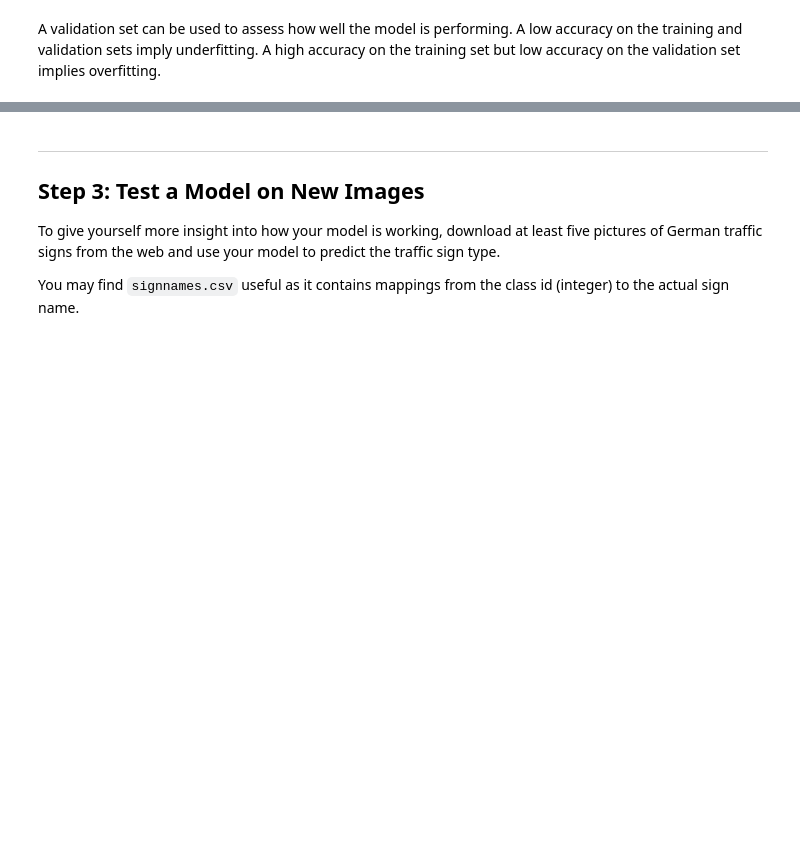
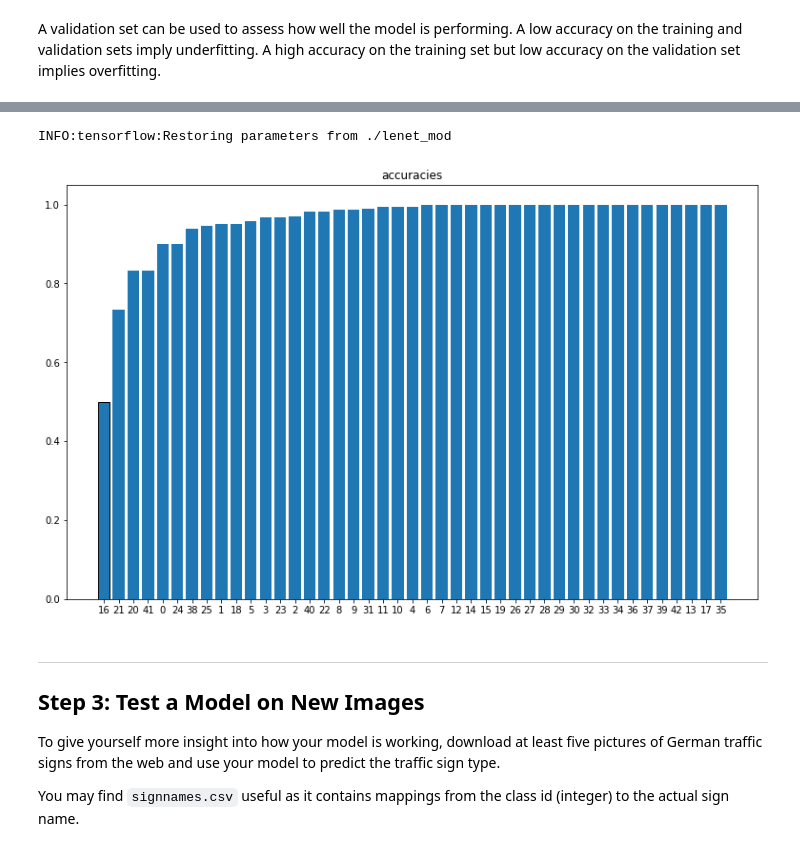
Before and after one commit to Kazutaka333/traffic_sign_classifier, a Jupyter notebook: Traffic_Sign_Classifier.ipynb, the cells around one changed output, grey strips where cells are left out. Drawn from its saved outputs; the diff is of its cells as text; code cells hidden in the pictures; blank space fills up the shorter version.

```diff
--- a/Traffic_Sign_Classifier.ipynb
+++ b/Traffic_Sign_Classifier.ipynb
@@ -249,7 +307,7 @@ X_test = normalize(X_test_raw)
 # %% [markdown]
 ### Model Architecture
 # %%
-EPOCHS = 10
+EPOCHS = 30
 BATCH_SIZE = 128
 # %%
 ### Define your architecture here.
@@ -311,7 +368,9 @@ def LeNet_mod(x):
 # %%
 x = tf.placeholder(tf.float32, (None, 32, 32, input_depth))
 y = tf.placeholder(tf.int32, (None))
+keep_prob = tf.placeholder(tf.float32)
 one_hot_y = tf.one_hot(y, n_classes)
+
 rate = 0.001
 
 logits = LeNet_mod(x)
@@ -335,7 +394,7 @@ def evaluate(X_data, y_data):
     sess = tf.get_default_session()
     for offset in range(0, num_examples, BATCH_SIZE):
         batch_x, batch_y = X_data[offset:offset+BATCH_SIZE], y_data[offset:offset+BATCH_SIZE]
-        accuracy = sess.run(accuracy_operation, feed_dict={x: batch_x, y: batch_y})
+        accuracy = sess.run(accuracy_operation, feed_dict={x: batch_x, y: batch_y, keep_prob:1.0})
         total_accuracy += (accuracy * len(batch_x))
     return total_accuracy / num_examples
 # %%
@@ -344,6 +403,8 @@ def evaluate(X_data, y_data):
 ### Once a final model architecture is selected,
 ### the accuracy on the test set should be calculated and reported as well.
 ### Feel free to use as many code cells as needed.
+sound_file = './beep.wav'
+
 with tf.Session() as sess:
     sess.run(tf.global_variables_initializer())
     num_examples = len(X_train)
@@ -351,22 +412,23 @@ with tf.Session() as sess:
     print("Training...")
     print()
     for i in range(EPOCHS):
-        X_train1, y_train1 = shuffle(X_train[:len(X_train)//2], y_train[:len(y_train)//2])
-        X_train2, y_train2 = shuffle(X_train[len(X_train)//2:], y_train[len(y_train)//2:])
-        X_train = np.concatenate((X_train1, X_train2))
-        y_train = np.concatenate((y_train1, y_train2))
+        X_train, y_train = shuffle(X_train, y_train)
         for offset in range(0, num_examples, BATCH_SIZE):
             end = offset + BATCH_SIZE
             batch_x, batch_y = X_train[offset:end], y_train[offset:end]
-            sess.run(training_operation, feed_dict={x: batch_x, y: batch_y})
+            sess.run(training_operation, feed_dict={x: batch_x, y: batch_y, keep_prob:0.5})
 
         validation_accuracy = evaluate(X_valid, y_valid)
+        train_accuracy = evaluate(X_train, y_train)
+
         print("EPOCH {} ...".format(i+1))
         print("Validation Accuracy = {:.3f}".format(validation_accuracy))
+        print("Accuracy on original training data = {:.3f}".format(train_accuracy))
         print()
 
     saver.save(sess, './lenet_mod')
     print("Model saved")
+Audio(url=sound_file, autoplay=True)
 # %% [output]
 Training...
 
@@ -375,3 +451,21 @@ Validation Accuracy = 0.658
+# %%
+with tf.Session() as sess:
+    # Load the weights and bias
+    saver.restore(sess, './lenet_mod')
+    accuracies = []
+    for i in range(n_classes):
+        class_i = X_valid[y_valid==i]
+        validation_accuracy = evaluate(class_i, y_valid[y_valid==i])
+        accuracies.append(validation_accuracy)
+    tupled = [(accuracies[i], i) for i in range(n_classes)]
+    tupled = np.array(sorted(tupled, key=lambda tup: tup[0]))
+    plt.figure(figsize=(13,8))
+    plt.title("accuracies")
+    plt.bar(np.arange(len(accuracies)), tupled[:,0], edgecolor='black')
+    plt.xticks(np.arange(len(accuracies)), np.int32(tupled[:,1]))
+# %% [output]
+INFO:tensorflow:Restoring parameters from ./lenet_mod
+[figure, added]
 # %% [markdown]
 ---
 
```
Also changed, not shown: parts of 21 cells of this notebook, 14 other files.
